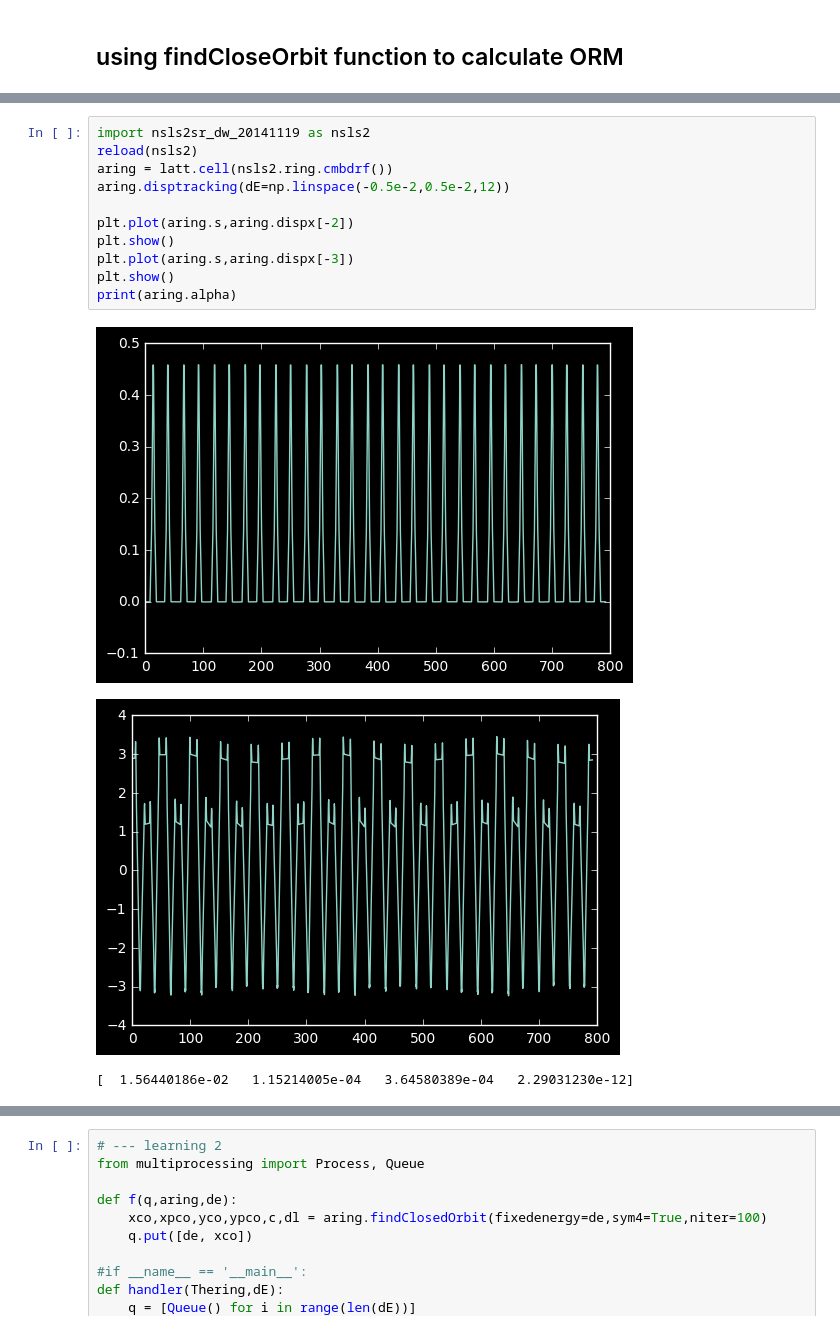
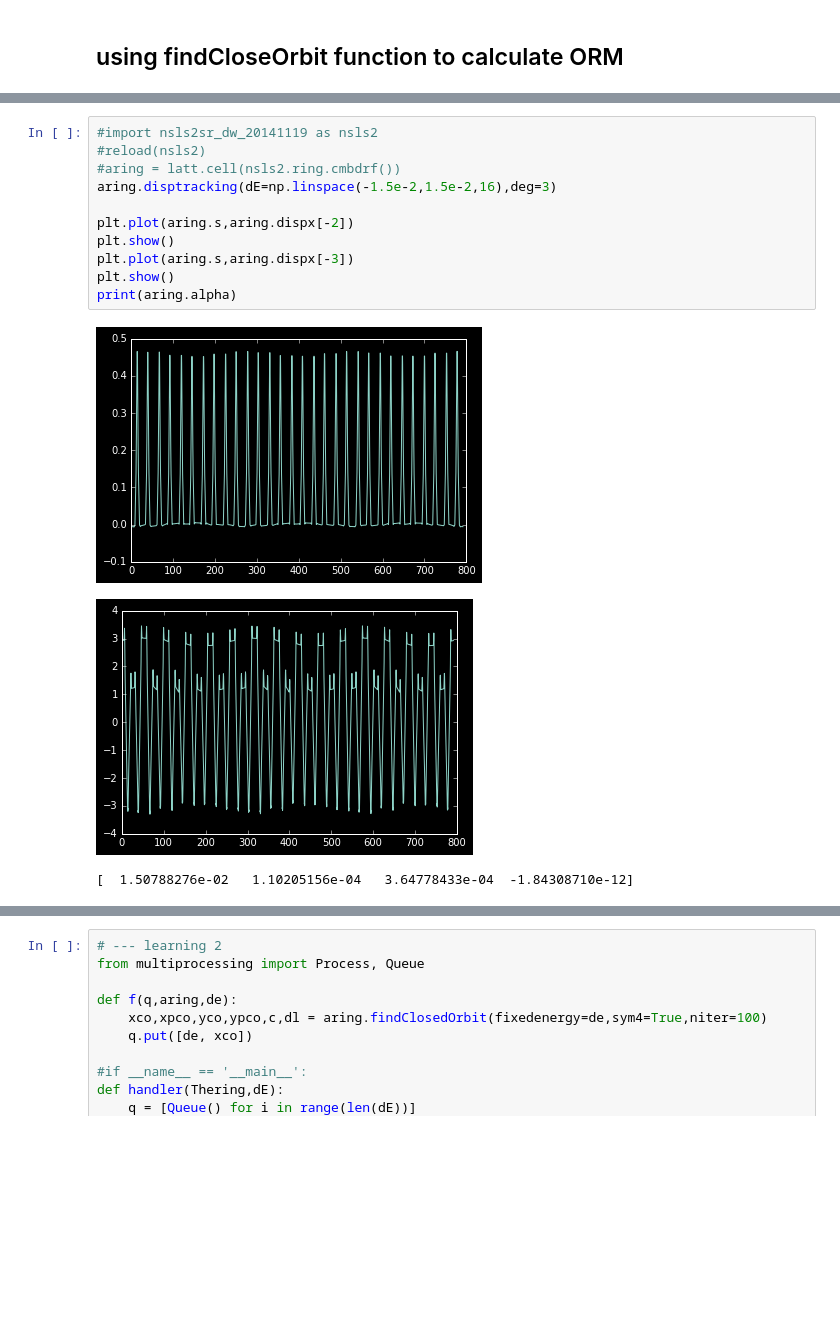
Before and after one commit to mpyliyj/pylatt_git, a Jupyter notebook: pylatt_examples.ipynb, the cells around one changed output, grey strips where cells are left out. Drawn from its saved outputs; the diff is of its cells as text; blank space fills up the shorter version.

```diff
--- a/pylatt_examples.ipynb
+++ b/pylatt_examples.ipynb
@@ -554,18 +564,18 @@ aring.getDispersionWithTracking(dE=np.linspace(-1.5e-2,1.5e-2,16),deg=3,verbose=
 # %%
-import nsls2sr_dw_20141119 as nsls2
-reload(nsls2)
-aring = latt.cell(nsls2.ring.cmbdrf())
-aring.disptracking(dE=np.linspace(-0.5e-2,0.5e-2,12))
+#import nsls2sr_dw_20141119 as nsls2
+#reload(nsls2)
+#aring = latt.cell(nsls2.ring.cmbdrf())
+aring.disptracking(dE=np.linspace(-1.5e-2,1.5e-2,16),deg=3)
 
 plt.plot(aring.s,aring.dispx[-2])
 plt.show()
 plt.plot(aring.s,aring.dispx[-3])
 plt.show()
 print(aring.alpha)
 # %% [output]
-[figure, old version]
+[figure, new version]
-[figure, old version]
+[figure, new version]
-[  1.56440186e-02   1.15214005e-04   3.64580389e-04   2.29031230e-12]
+[  1.50788276e-02   1.10205156e-04   3.64778433e-04  -1.84308710e-12]
 # %%
 import nsls2sr_dw_20141119 as nsls2
 reload(nsls2)
```
Also changed, not shown: parts of 29 cells of this notebook, 1 other file.
